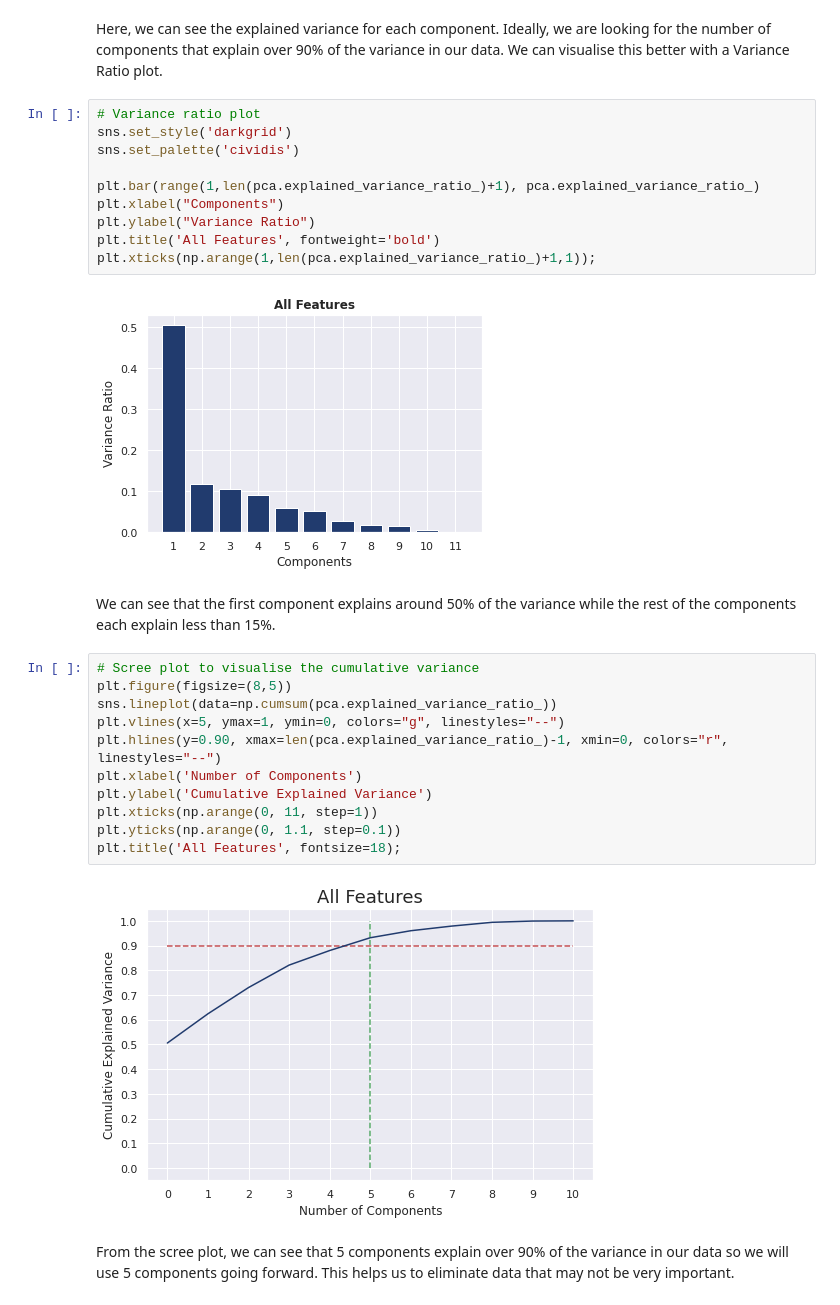
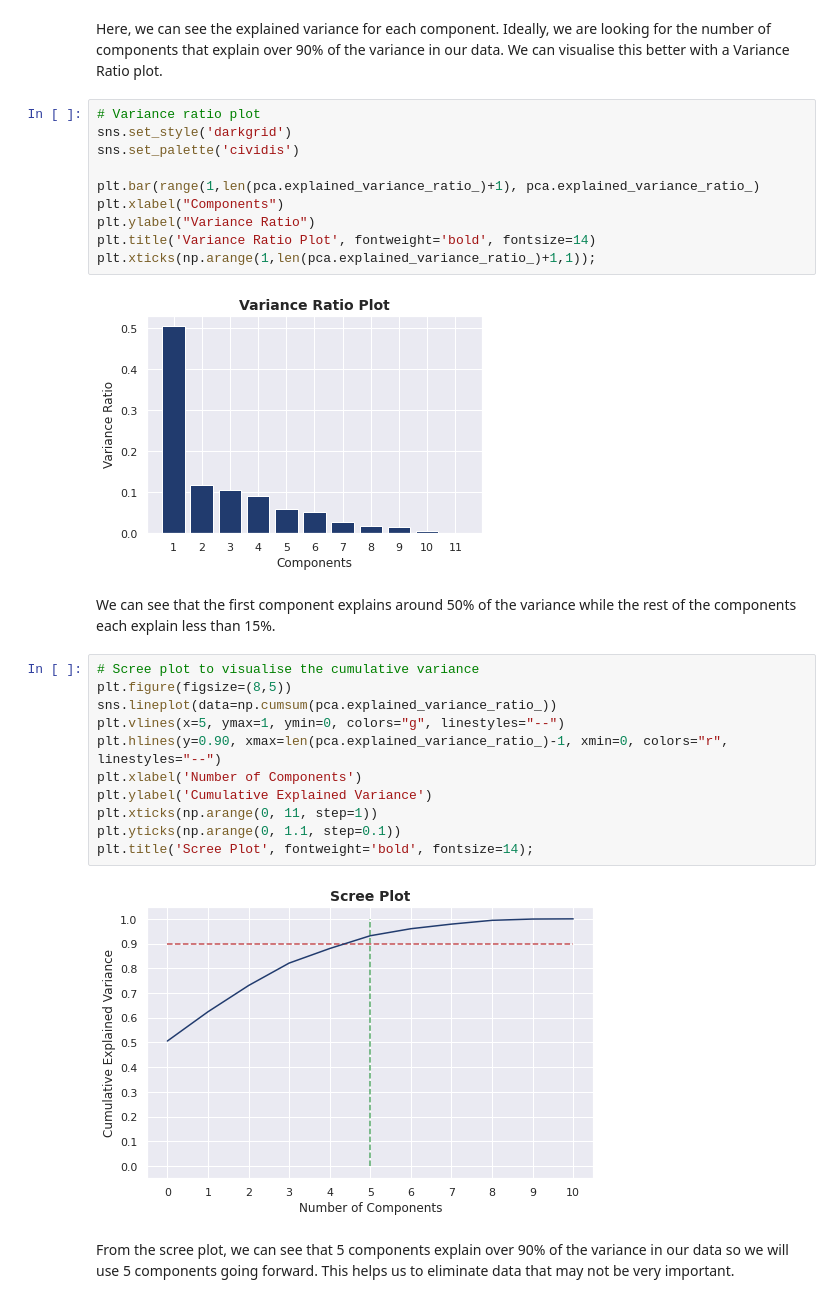
Before and after one commit to dan-grant-hunter/CIA_World_Factbook, a Jupyter notebook: cia_world_factbook_clustering_analysis.ipynb, the cells around one changed output. Saved outputs shown, nothing was run; the diff lists cells and outputs as text.

```diff
--- a/cia_world_factbook_2020_clustering_analysis.ipynb
+++ b/cia_world_factbook_clustering_analysis.ipynb
@@ -467,15 +465,15 @@ Here, we can see the explained variance for each component. Ideally, we are look
 # %%
 # Variance ratio plot
 sns.set_style('darkgrid')
 sns.set_palette('cividis')
 
 plt.bar(range(1,len(pca.explained_variance_ratio_)+1), pca.explained_variance_ratio_)
 plt.xlabel("Components")
 plt.ylabel("Variance Ratio")
-plt.title('All Features', fontweight='bold')
+plt.title('Variance Ratio Plot', fontweight='bold', fontsize=14)
 plt.xticks(np.arange(1,len(pca.explained_variance_ratio_)+1,1));
 # %% [output]
-[figure, old version]
+[figure, new version]
 # %% [markdown]
 We can see that the first component explains around 50% of the variance while the rest of the components each explain less than 15%.
 # %%
@@ -488,9 +486,9 @@ plt.xlabel('Number of Components')
 plt.ylabel('Cumulative Explained Variance')
 plt.xticks(np.arange(0, 11, step=1))
 plt.yticks(np.arange(0, 1.1, step=0.1))
-plt.title('All Features', fontsize=18);
+plt.title('Scree Plot', fontweight='bold', fontsize=14);
 # %% [output]
-[figure, old version]
+[figure, new version]
 # %% [markdown]
 From the scree plot, we can see that 5 components explain over 90% of the variance in our data so we will use 5 components going forward. This helps us to eliminate data that may not be very important.
 # %%
```
Also changed, not shown: parts of 35 cells of this notebook.
